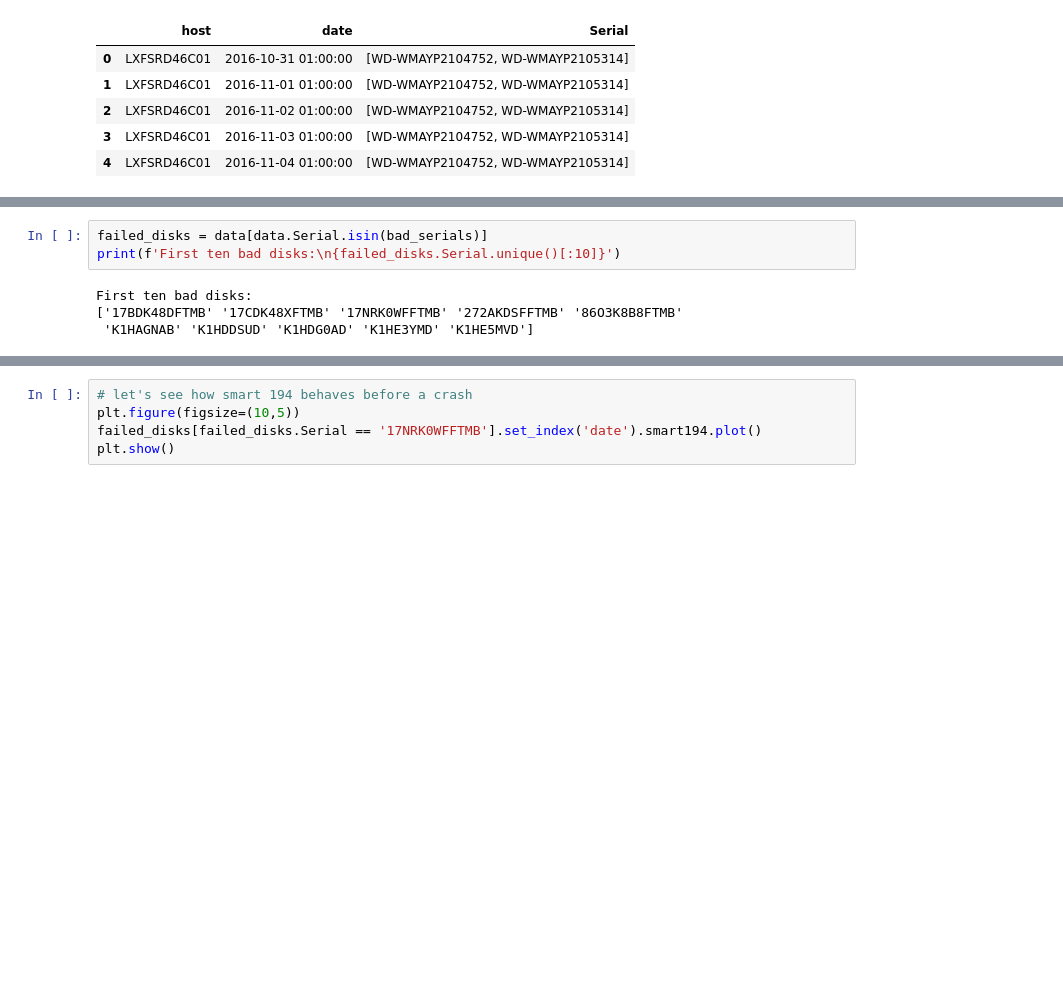
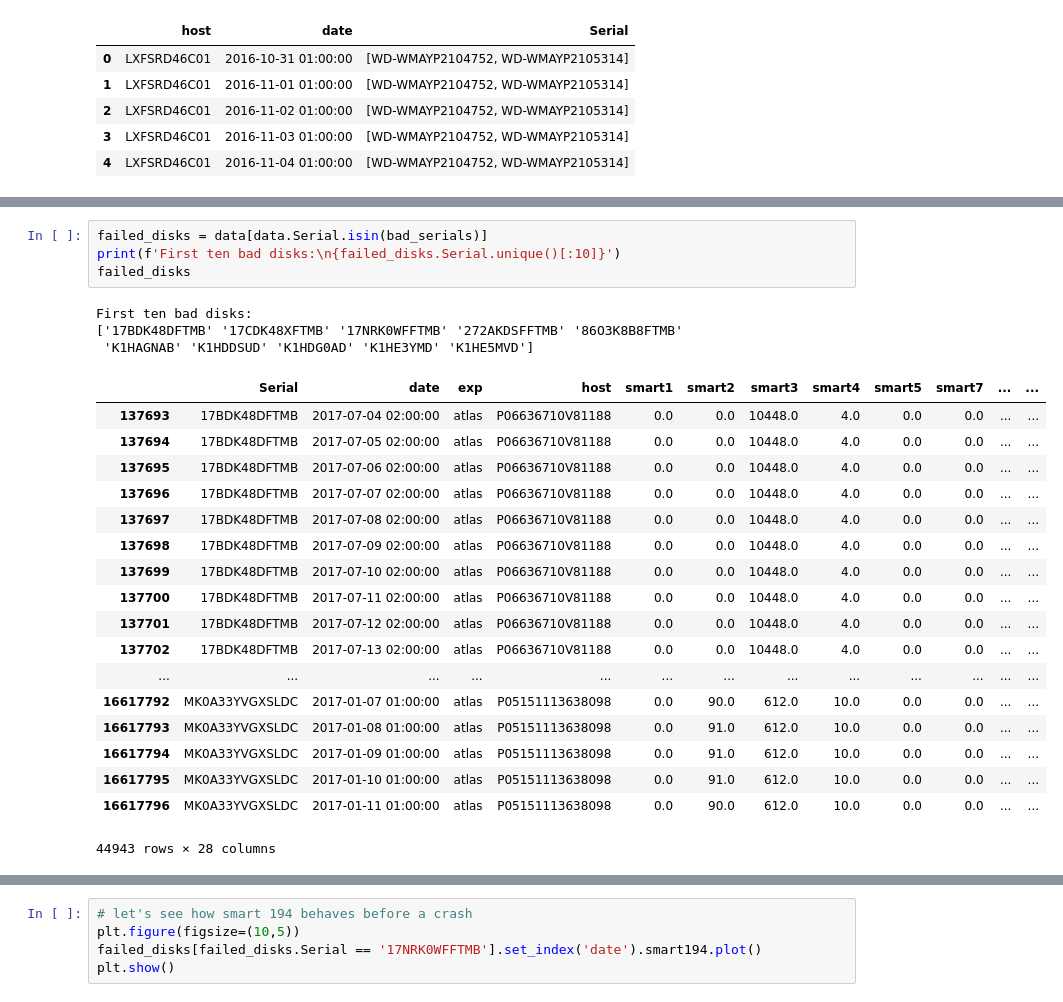
Before and after one commit to gacalheiros/hackathon, a Jupyter notebook: EDA-Baseline for Hackathon.ipynb, the cells around one changed output, grey strips where cells are left out. Saved outputs shown, nothing was run; the diff lists cells and outputs as text; blank space fills up the shorter version.

```diff
--- a/EDA-Baseline for Hackathon.ipynb
+++ b/EDA-Baseline for Hackathon.ipynb
@@ -432,7 +501,26 @@ Amount of failured disks: 195
 # %%
 failed_disks = data[data.Serial.isin(bad_serials)]
 print(f'First ten bad disks:\n{failed_disks.Serial.unique()[:10]}')
+failed_disks
 # %% [output]
 First ten bad disks:
 ['17BDK48DFTMB' '17CDK48XFTMB' '17NRK0WFFTMB' '272AKDSFFTMB' '86O3K8B8FTMB'
  'K1HAGNAB' 'K1HDDSUD' 'K1HDG0AD' 'K1HE3YMD' 'K1HE5MVD']
+|  | Serial | date | exp | host | smart1 | smart2 | smart3 | smart4 | smart5 | smart7 | ... | ... |
+| 137693 | 17BDK48DFTMB | 2017-07-04 02:00:00 | atlas | P06636710V81188 | 0.0 | 0.0 | 10448.0 | 4.0 | 0.0 | 0.0 | ... | ... |
+| 137694 | 17BDK48DFTMB | 2017-07-05 02:00:00 | atlas | P06636710V81188 | 0.0 | 0.0 | 10448.0 | 4.0 | 0.0 | 0.0 | ... | ... |
+| 137695 | 17BDK48DFTMB | 2017-07-06 02:00:00 | atlas | P06636710V81188 | 0.0 | 0.0 | 10448.0 | 4.0 | 0.0 | 0.0 | ... | ... |
+| 137696 | 17BDK48DFTMB | 2017-07-07 02:00:00 | atlas | P06636710V81188 | 0.0 | 0.0 | 10448.0 | 4.0 | 0.0 | 0.0 | ... | ... |
+| 137697 | 17BDK48DFTMB | 2017-07-08 02:00:00 | atlas | P06636710V81188 | 0.0 | 0.0 | 10448.0 | 4.0 | 0.0 | 0.0 | ... | ... |
+| 137698 | 17BDK48DFTMB | 2017-07-09 02:00:00 | atlas | P06636710V81188 | 0.0 | 0.0 | 10448.0 | 4.0 | 0.0 | 0.0 | ... | ... |
+| 137699 | 17BDK48DFTMB | 2017-07-10 02:00:00 | atlas | P06636710V81188 | 0.0 | 0.0 | 10448.0 | 4.0 | 0.0 | 0.0 | ... | ... |
+| 137700 | 17BDK48DFTMB | 2017-07-11 02:00:00 | atlas | P06636710V81188 | 0.0 | 0.0 | 10448.0 | 4.0 | 0.0 | 0.0 | ... | ... |
+| 137701 | 17BDK48DFTMB | 2017-07-12 02:00:00 | atlas | P06636710V81188 | 0.0 | 0.0 | 10448.0 | 4.0 | 0.0 | 0.0 | ... | ... |
+| 137702 | 17BDK48DFTMB | 2017-07-13 02:00:00 | atlas | P06636710V81188 | 0.0 | 0.0 | 10448.0 | 4.0 | 0.0 | 0.0 | ... | ... |
+| ... | ... | ... | ... | ... | ... | ... | ... | ... | ... | ... | ... | ... |
+| 16617792 | MK0A33YVGXSLDC | 2017-01-07 01:00:00 | atlas | P05151113638098 | 0.0 | 90.0 | 612.0 | 10.0 | 0.0 | 0.0 | ... | ... |
+| 16617793 | MK0A33YVGXSLDC | 2017-01-08 01:00:00 | atlas | P05151113638098 | 0.0 | 91.0 | 612.0 | 10.0 | 0.0 | 0.0 | ... | ... |
+| 16617794 | MK0A33YVGXSLDC | 2017-01-09 01:00:00 | atlas | P05151113638098 | 0.0 | 91.0 | 612.0 | 10.0 | 0.0 | 0.0 | ... | ... |
+| 16617795 | MK0A33YVGXSLDC | 2017-01-10 01:00:00 | atlas | P05151113638098 | 0.0 | 91.0 | 612.0 | 10.0 | 0.0 | 0.0 | ... | ... |
+| 16617796 | MK0A33YVGXSLDC | 2017-01-11 01:00:00 | atlas | P05151113638098 | 0.0 | 90.0 | 612.0 | 10.0 | 0.0 | 0.0 | ... | ... |
+44943 rows × 28 columns
```
Also changed, not shown: parts of 16 cells of this notebook, 1 other file.
